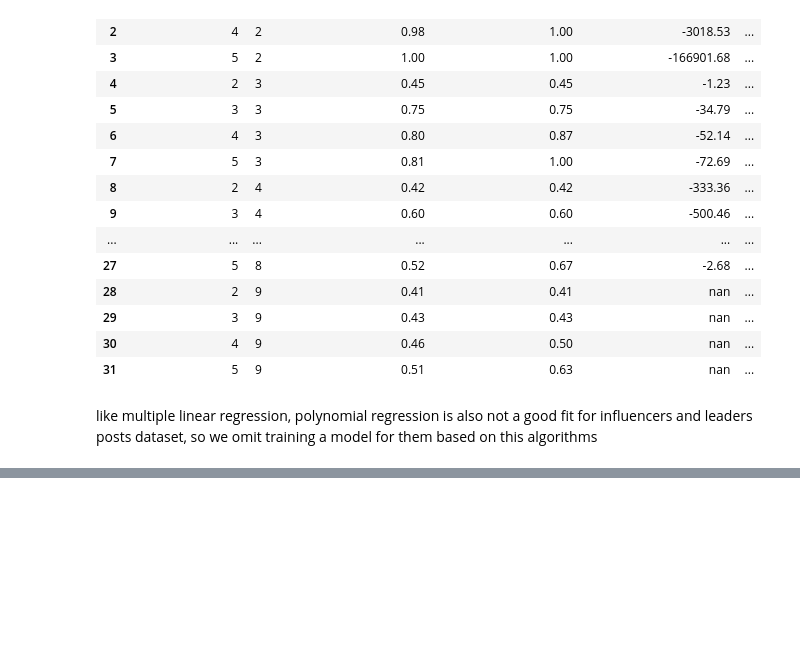
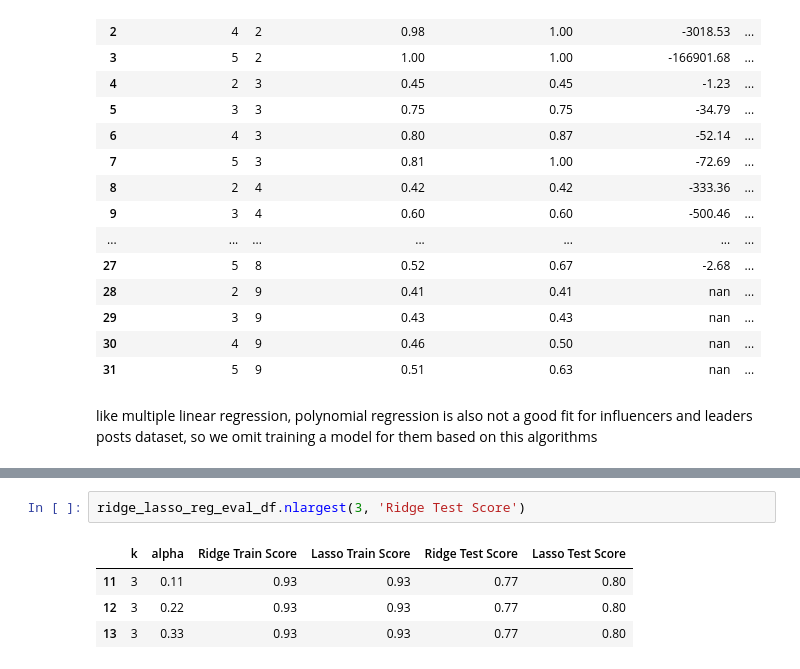
Before and after one commit to SimplyRamin/Pull-Up-Campaign-Analysis, a Jupyter notebook: Modeling.ipynb, the cells around one changed output, grey strips where cells are left out. Saved outputs shown, nothing was run; the diff lists cells and outputs as text; blank space fills up the shorter version.

```diff
--- a/Modeling.ipynb
+++ b/Modeling.ipynb
@@ -683,0 +762,7 @@ like multiple linear regression, polynomial regression is also not a good fit fo
+# %%
+ridge_lasso_reg_eval_df.nlargest(3, 'Ridge Test Score')
+# %% [output]
+|  | k | alpha | Ridge Train Score | Lasso Train Score | Ridge Test Score | Lasso Test Score |
+| 11 | 3 | 0.11 | 0.93 | 0.93 | 0.77 | 0.80 |
+| 12 | 3 | 0.22 | 0.93 | 0.93 | 0.77 | 0.80 |
+| 13 | 3 | 0.33 | 0.93 | 0.93 | 0.77 | 0.80 |
```
Also changed, not shown: parts of 11 cells of this notebook.
